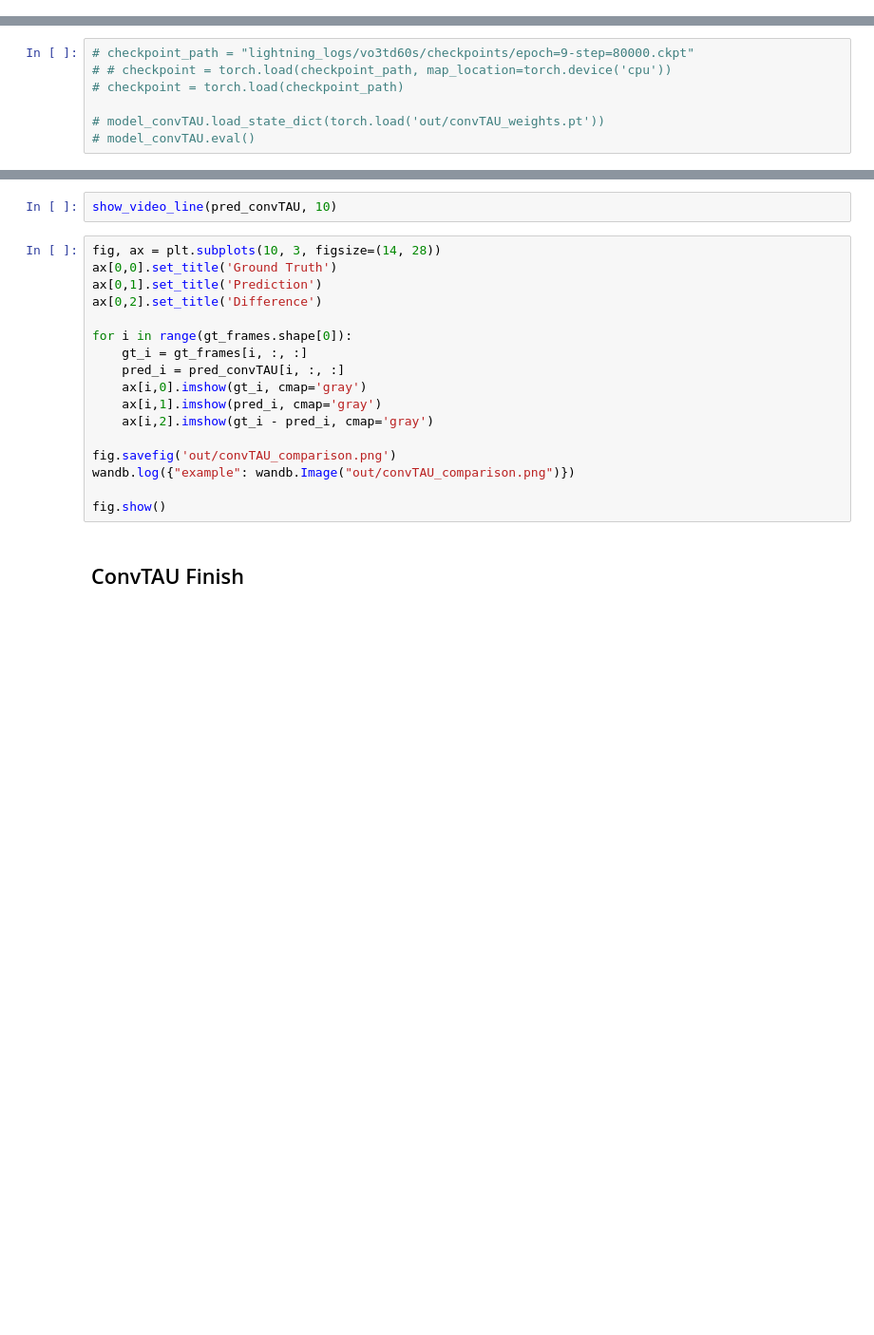
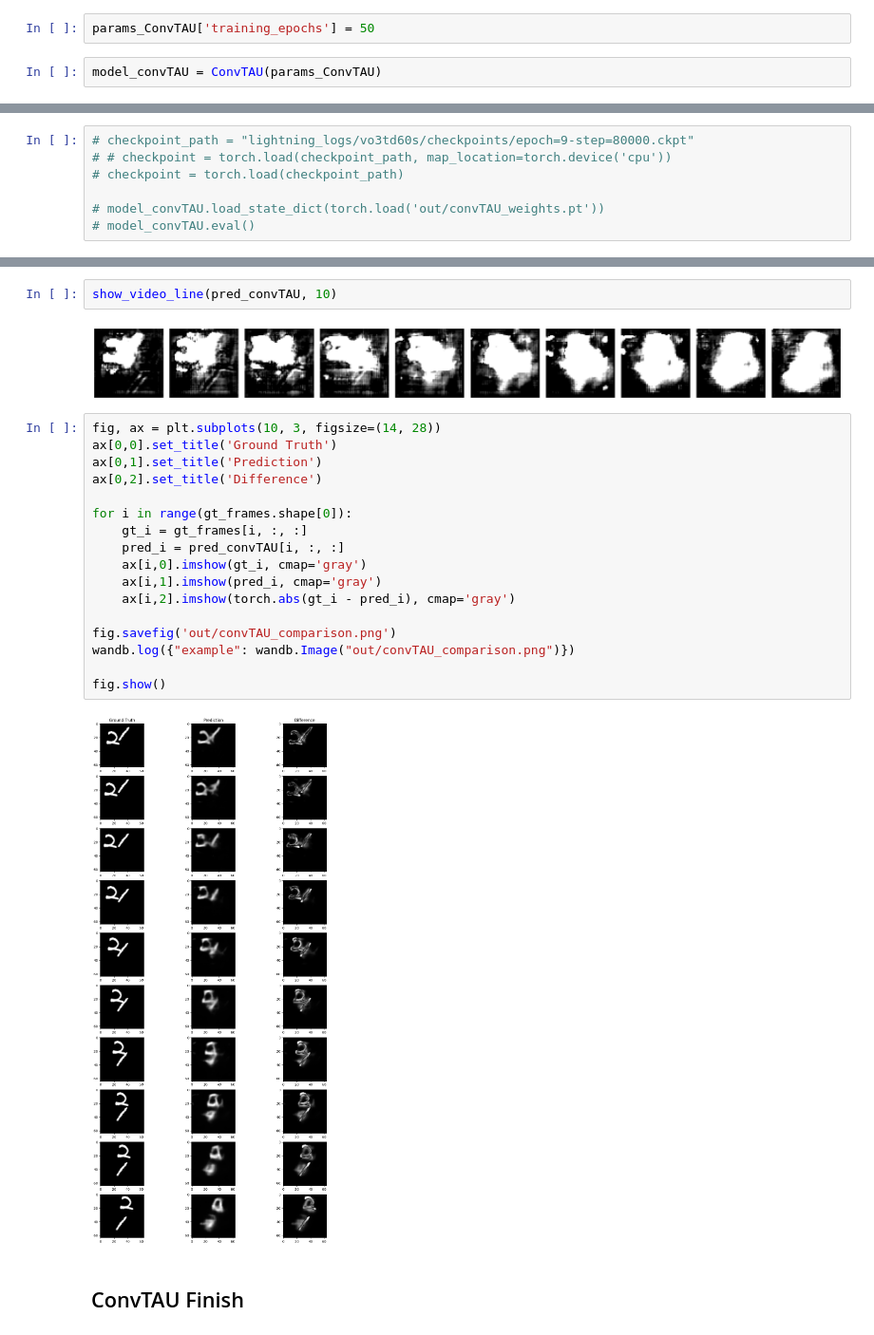
Before and after one commit to Silver0x10/VideoPrediction_MovingMNIST, a Jupyter notebook: notebooks/VideoPredictionMovingMNIST.ipynb, the cells around one changed output, grey strips where cells are left out. Shown at 95% size. Cells and saved outputs as stored; diff of their text form; blank space fills up the shorter version.

```diff
--- a/notebooks/VideoPredictionMovingMNIST.ipynb
+++ b/notebooks/VideoPredictionMovingMNIST.ipynb
@@ -236,3 +289,7 @@ model_convTAU = ConvTAU(params_convTAU)
+# %%
+params_ConvTAU['training_epochs'] = 50
+# %%
+model_convTAU = ConvTAU(params_ConvTAU)
 # %% [markdown]
 ## Training + Testing
 # %%
@@ -274,22 +403,26 @@ dataset.visualize_given_frames_as_gif(pred_convTAU)
 # %%
 show_video_line(pred_convTAU, 10)
+# %% [output]
+[figure, added]
 # %%
 fig, ax = plt.subplots(10, 3, figsize=(14, 28))
 ax[0,0].set_title('Ground Truth')
 ax[0,1].set_title('Prediction')
 ax[0,2].set_title('Difference')
 
 for i in range(gt_frames.shape[0]):
     gt_i = gt_frames[i, :, :]
     pred_i = pred_convTAU[i, :, :]
     ax[i,0].imshow(gt_i, cmap='gray')
     ax[i,1].imshow(pred_i, cmap='gray')
-    ax[i,2].imshow(gt_i - pred_i, cmap='gray')
+    ax[i,2].imshow(torch.abs(gt_i - pred_i), cmap='gray')
 
 fig.savefig('out/convTAU_comparison.png')
 wandb.log({"example": wandb.Image("out/convTAU_comparison.png")})
 
 fig.show()
+# %% [output]
+[figure, added]
 # %% [markdown]
 ## ConvTAU Finish
 # %%
```
Also changed, not shown: parts of 20 cells of this notebook.
